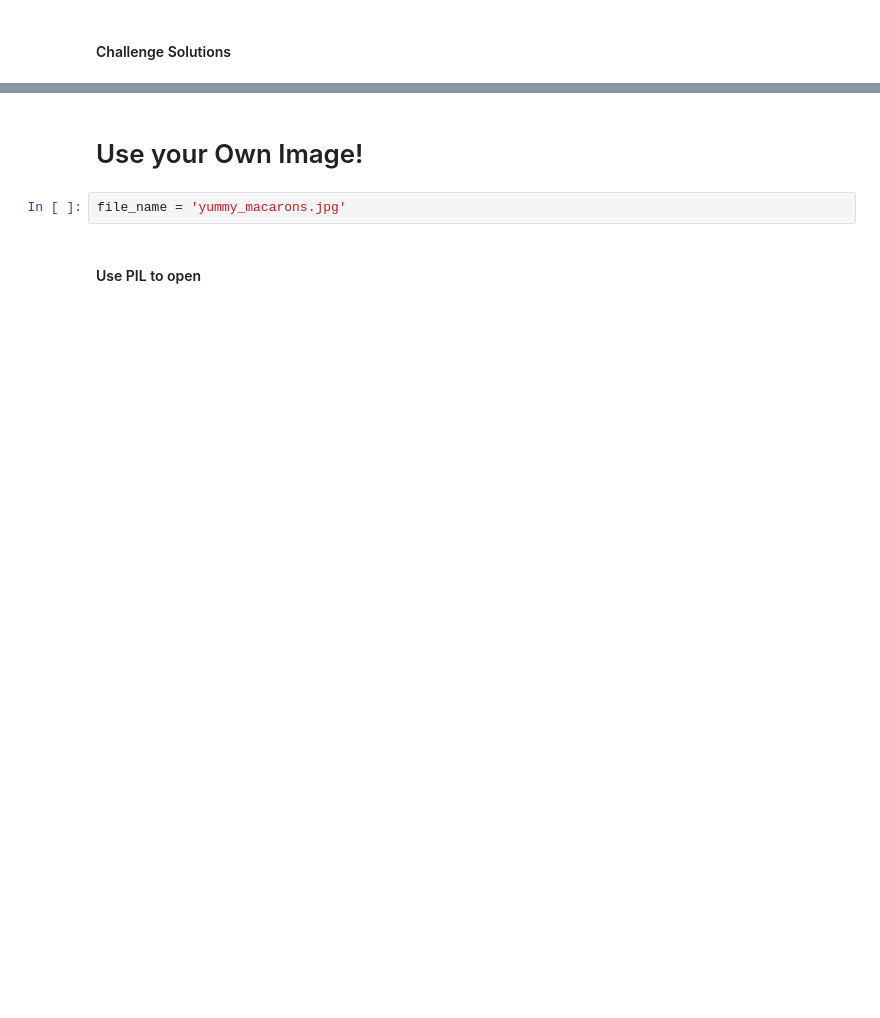
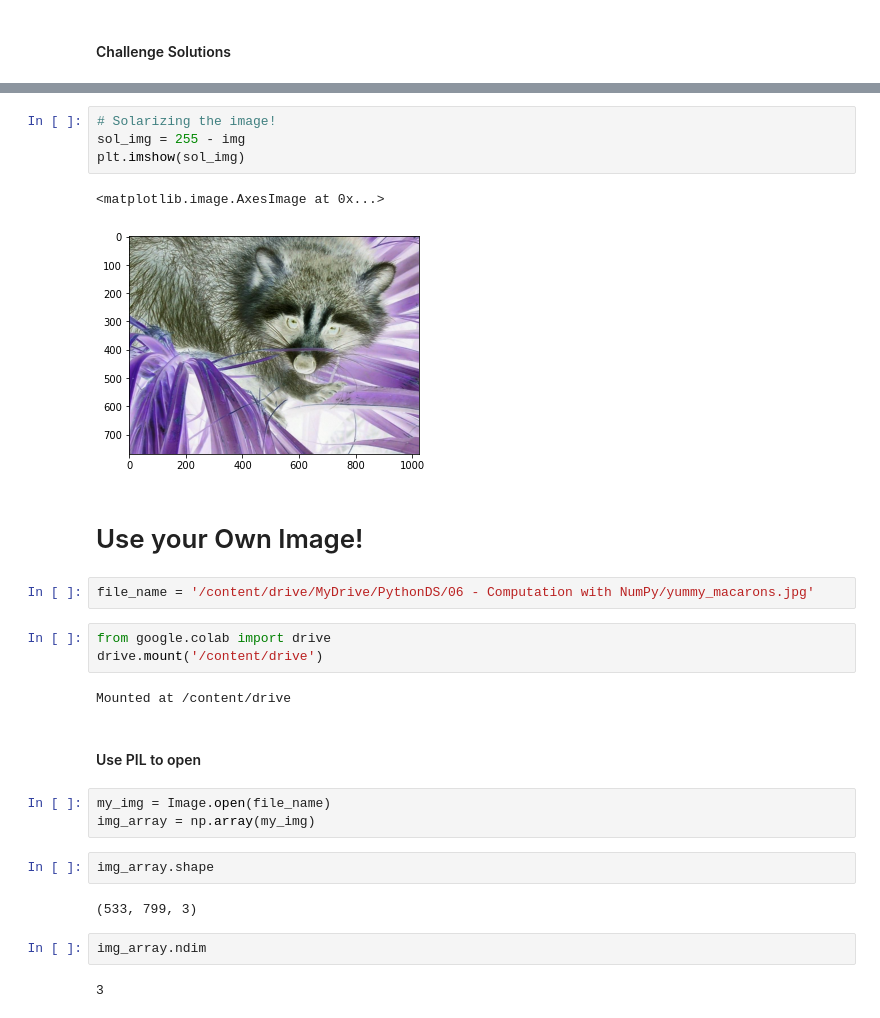
Before and after one commit to HKubinhetz/DS-Numpy, a Jupyter notebook: Computation_with_NumPy_and_N_Dimensional_Arrays_(start).ipynb, the cells around one changed output, grey strips where cells are left out. Cells and saved outputs as stored; diff of their text form; blank space fills up the shorter version.

```diff
--- a/Computation_with_NumPy_and_N_Dimensional_Arrays_(start).ipynb
+++ b/Computation_with_NumPy_and_N_Dimensional_Arrays_(start).ipynb
@@ -327,6 +349,29 @@ grey_vals = np.array([0.2126, 0.7152, 0.0722])
+# %%
+# Solarizing the image!
+sol_img = 255 - img
+plt.imshow(sol_img)
+# %% [output]
+<matplotlib.image.AxesImage at 0x...>
+[figure, added]
 # %% [markdown]
 # Use your Own Image!
-# %%
-file_name = 'yummy_macarons.jpg'
+# %%
+file_name = '/content/drive/MyDrive/PythonDS/06 - Computation with NumPy/yummy_macarons.jpg'
+# %%
+from google.colab import drive
+drive.mount('/content/drive')
+# %% [output]
+Mounted at /content/drive
 # %% [markdown]
 #### Use PIL to open
+# %%
+my_img = Image.open(file_name)
+img_array = np.array(my_img)
+# %%
+img_array.shape
+# %% [output]
+(533, 799, 3)
+# %%
+img_array.ndim
+# %% [output]
+3
```
Also changed, not shown: parts of 6 cells of this notebook.
